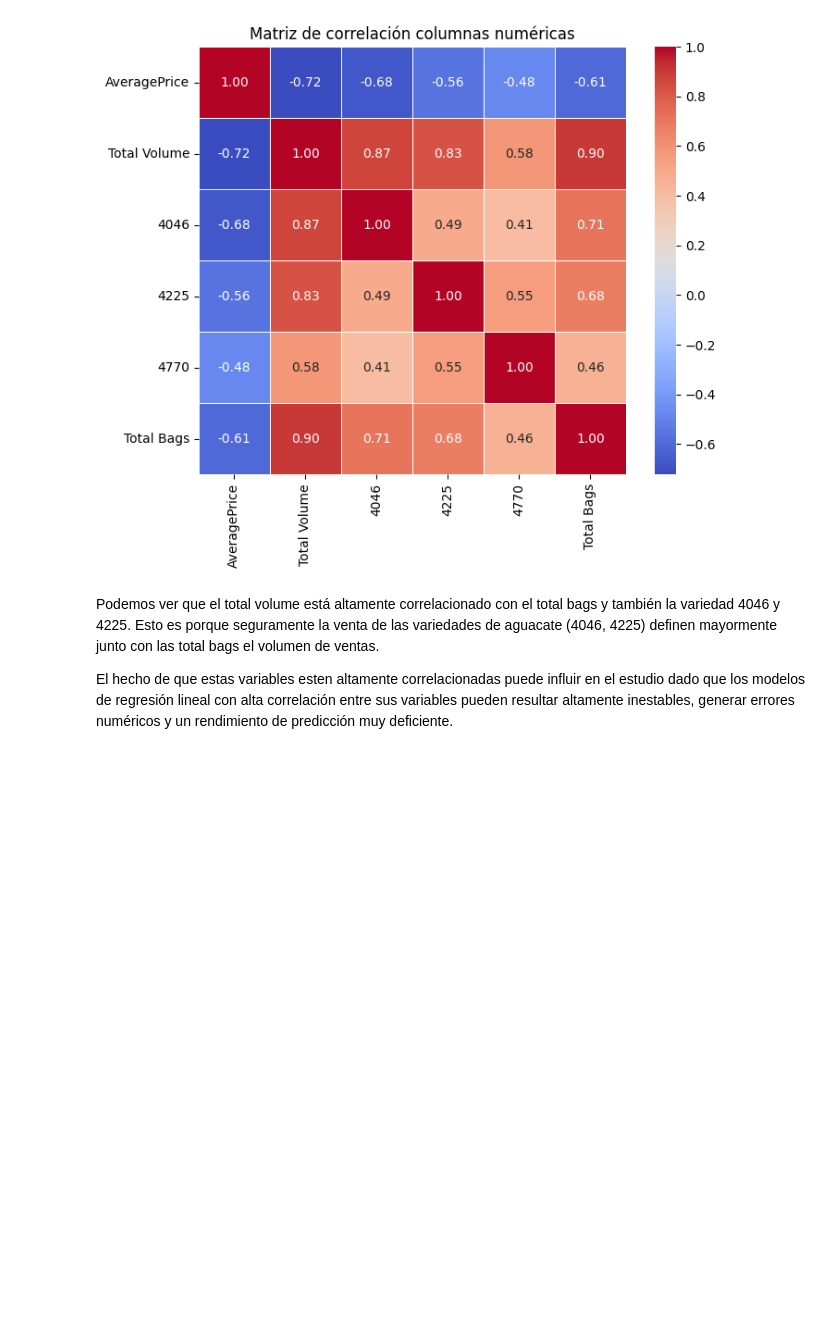
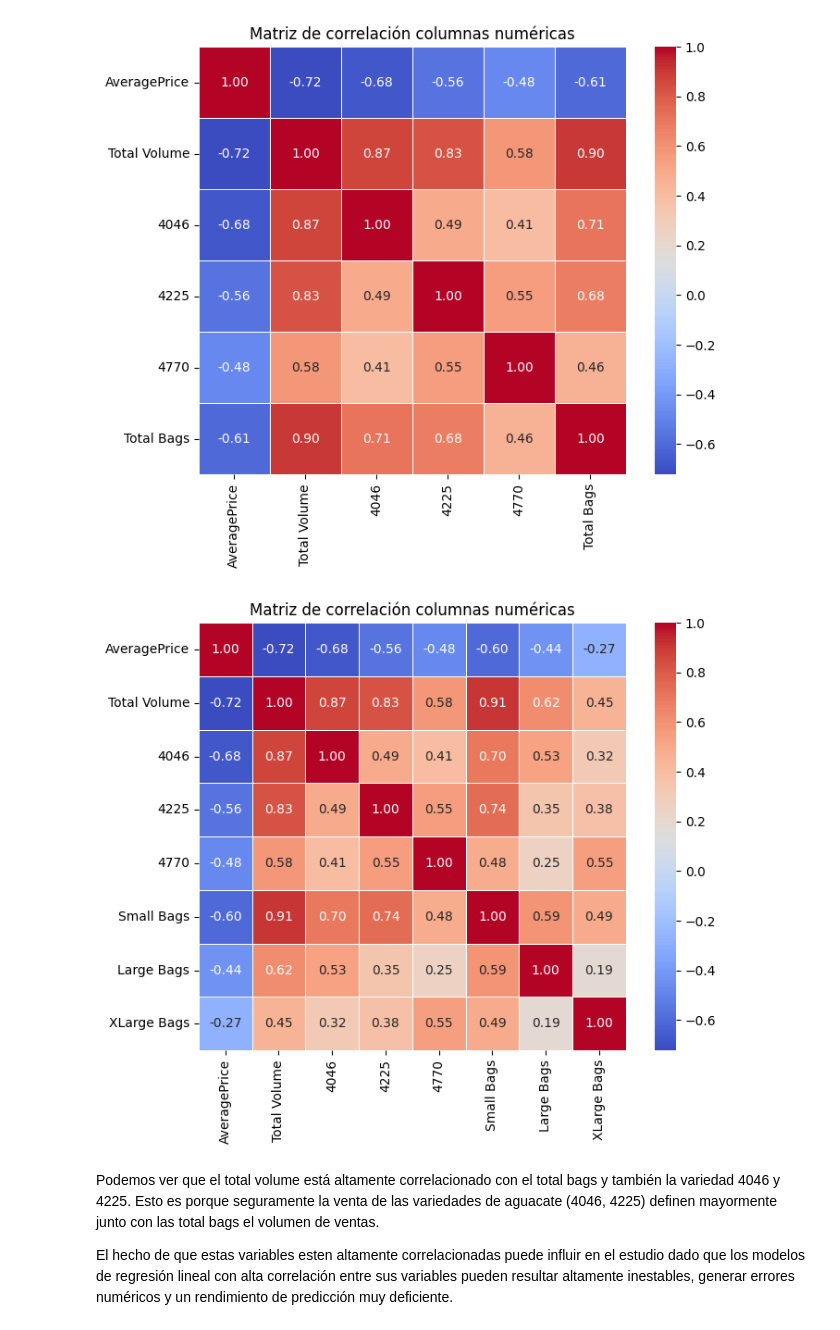
Before and after one commit to albagd77/MAGic-Avocado-TP1, a Jupyter notebook: 05_correlacion_y_regresion.ipynb, the cells around one changed output. Drawn from its saved outputs; the diff is of its cells as text; code cells hidden in the pictures; blank space fills up the shorter version.

```diff
--- a/05_correlacion_y_regresion.ipynb
+++ b/05_correlacion_y_regresion.ipynb
@@ -100,6 +101,17 @@ plt.title('Matriz de correlación columnas numéricas')
 plt.show()
 # %% [output]
 [figure]
+# %%
+#Vamos a hacer lo contrario, sacaremos el TotalBags y dejaremos las otras tres columnas
+df_corr3=greater_regions[['AveragePrice', 'Total Volume', '4046', '4225', '4770', 'Small Bags', 'Large Bags', 'XLarge Bags' ]]
+matriz_corr3=df_corr3.corr()
+
+plt.figure(figsize=(8, 6))
+sns.heatmap(matriz_corr3, annot=True, cmap='coolwarm', fmt=".2f", square=True, linewidths=0.5)
+plt.title('Matriz de correlación columnas numéricas')
+plt.show()
+# %% [output]
+[figure, added]
 # %% [markdown]
 Podemos ver que el total volume está altamente correlacionado con el total bags y también la variedad 4046 y 4225. Esto es porque seguramente la venta de las variedades de aguacate (4046, 4225) definen mayormente junto con las total bags el volumen de ventas.
 
```
Also changed, not shown: parts of 41 cells of this notebook.
